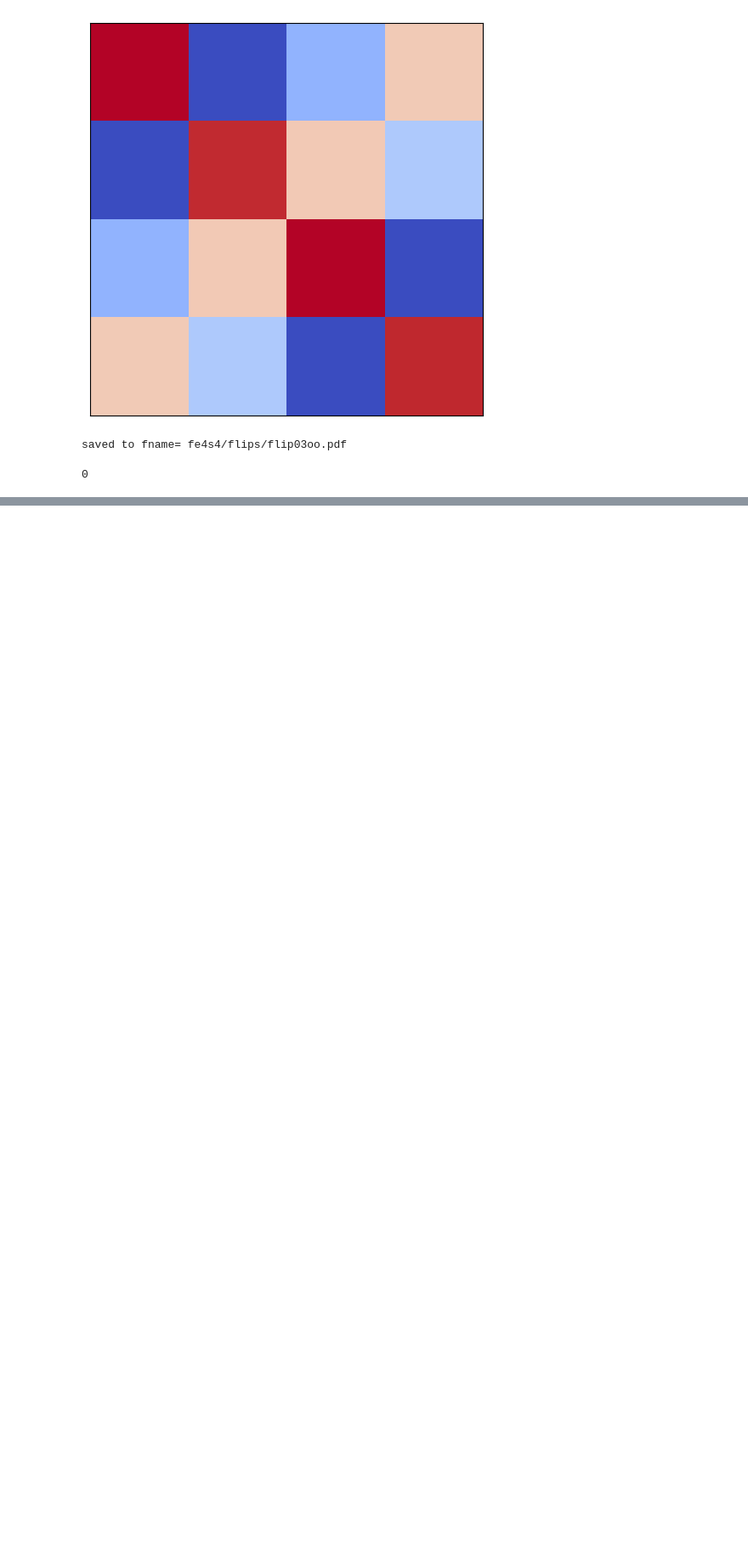
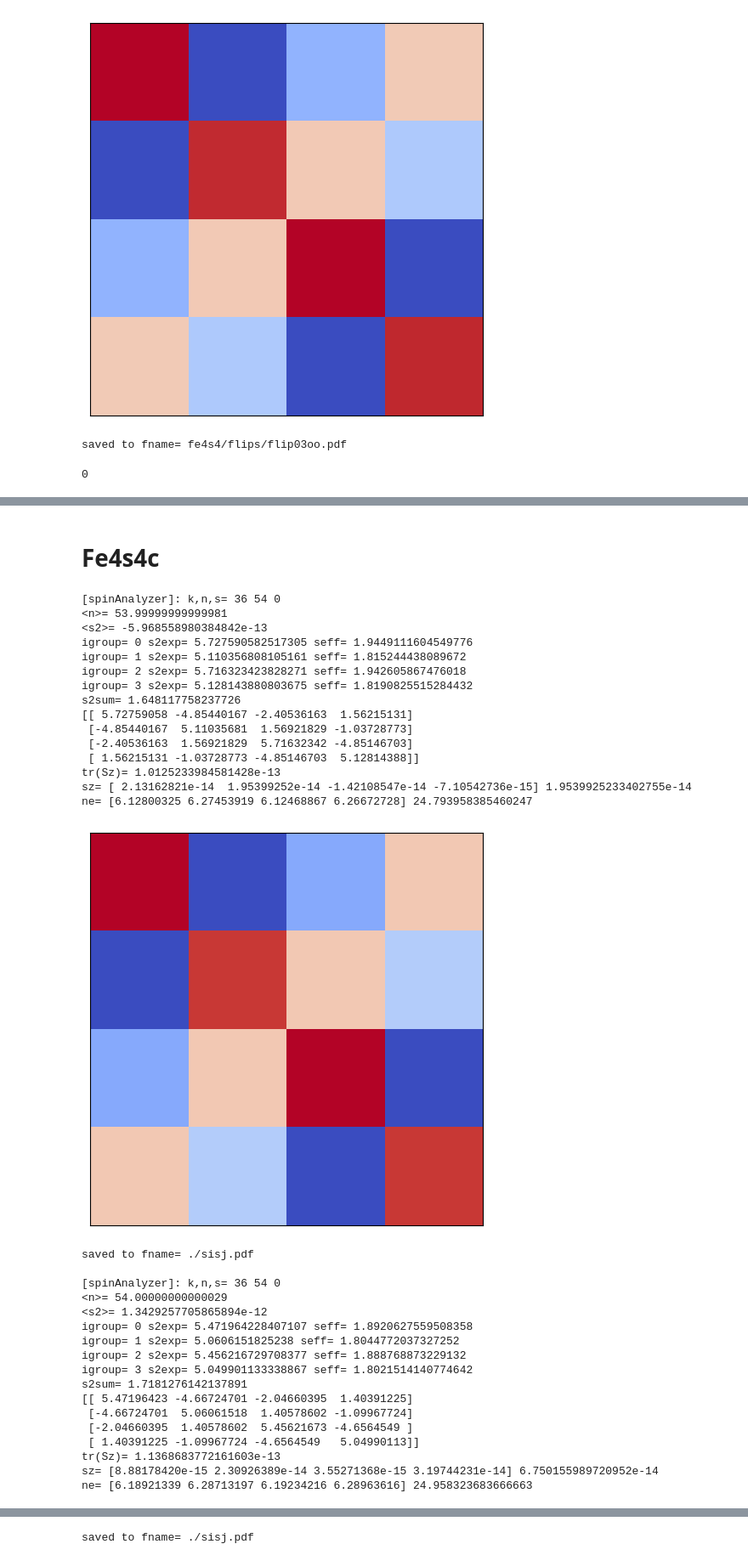
Before and after one commit to Quantum-Chemistry-Group-BNU/FOCUS, a Jupyter notebook: pyutils/spinAnalysis/fe4s4_block2pdm.ipynb, the cells around one changed output, grey strips where cells are left out. Shown at 85% size. Drawn from its saved outputs; the diff is of its cells as text; code cells hidden in the pictures; blank space fills up the shorter version.

```diff
--- a/pyutils/spinAnalysis/fe4s4_block2pdm.ipynb
+++ b/pyutils/spinAnalysis/fe4s4_block2pdm.ipynb
@@ -138,0 +308,41 @@ saved to fname= fe4s4/flips/flip03oo.pdf
+# %% [markdown]
+# Fe4s4c
+# %%
+for dcut in [500,3000,5000,7000]:
+    pdm2 = np.load('./fe4s4/flips/fe4s4c/pdm2_d'+str(dcut)+'.npy')
+    sisj = spinAnalyzer.spinAnalyzer(pdm2,groups,k,n,s)
+    spinAnalyzer.genSpinSpinPlot(sisj,'./sisj.pdf')
+# %% [output]
+[spinAnalyzer]: k,n,s= 36 54 0
+<n>= 53.99999999999981
+<s2>= -5.968558980384842e-13
+igroup= 0 s2exp= 5.727590582517305 seff= 1.9449111604549776
+igroup= 1 s2exp= 5.110356808105161 seff= 1.815244438089672
+igroup= 2 s2exp= 5.716323423828271 seff= 1.942605867476018
+igroup= 3 s2exp= 5.128143880803675 seff= 1.8190825515284432
+s2sum= 1.648117758237726
+[[ 5.72759058 -4.85440167 -2.40536163  1.56215131]
+ [-4.85440167  5.11035681  1.56921829 -1.03728773]
+ [-2.40536163  1.56921829  5.71632342 -4.85146703]
+ [ 1.56215131 -1.03728773 -4.85146703  5.12814388]]
+tr(Sz)= 1.0125233984581428e-13
+sz= [ 2.13162821e-14  1.95399252e-14 -1.42108547e-14 -7.10542736e-15] 1.9539925233402755e-14
+ne= [6.12800325 6.27453919 6.12468867 6.26672728] 24.793958385460247
+[figure, added]
+saved to fname= ./sisj.pdf
+
+[spinAnalyzer]: k,n,s= 36 54 0
+<n>= 54.00000000000029
+<s2>= 1.3429257705865894e-12
+igroup= 0 s2exp= 5.471964228407107 seff= 1.8920627559508358
+igroup= 1 s2exp= 5.0606151825238 seff= 1.8044772037327252
+igroup= 2 s2exp= 5.456216729708377 seff= 1.888768873229132
+igroup= 3 s2exp= 5.049901133338867 seff= 1.8021514140774642
+s2sum= 1.7181276142137891
+[[ 5.47196423 -4.66724701 -2.04660395  1.40391225]
+ [-4.66724701  5.06061518  1.40578602 -1.09967724]
+ [-2.04660395  1.40578602  5.45621673 -4.6564549 ]
+ [ 1.40391225 -1.09967724 -4.6564549   5.04990113]]
+tr(Sz)= 1.1368683772161603e-13
+sz= [8.88178420e-15 2.30926389e-14 3.55271368e-15 3.19744231e-14] 6.750155989720952e-14
+ne= [6.18921339 6.28713197 6.19234216 6.28963616] 24.958323683666663
@@ -138,0 +386 @@ saved to fname= fe4s4/flips/flip03oo.pdf
+saved to fname= ./sisj.pdf
```
Also changed, not shown: parts of 9 cells of this notebook, 7 other files.
